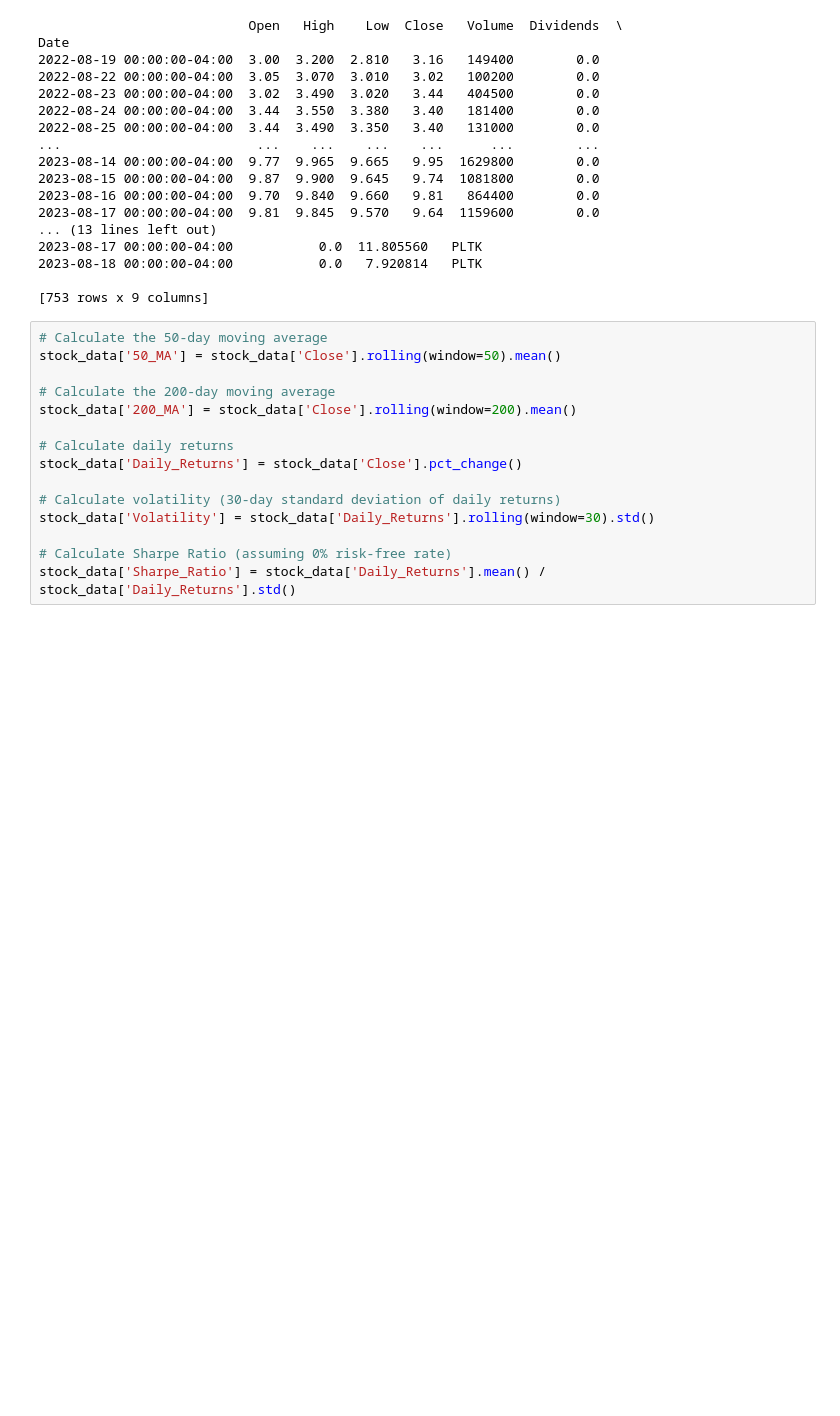
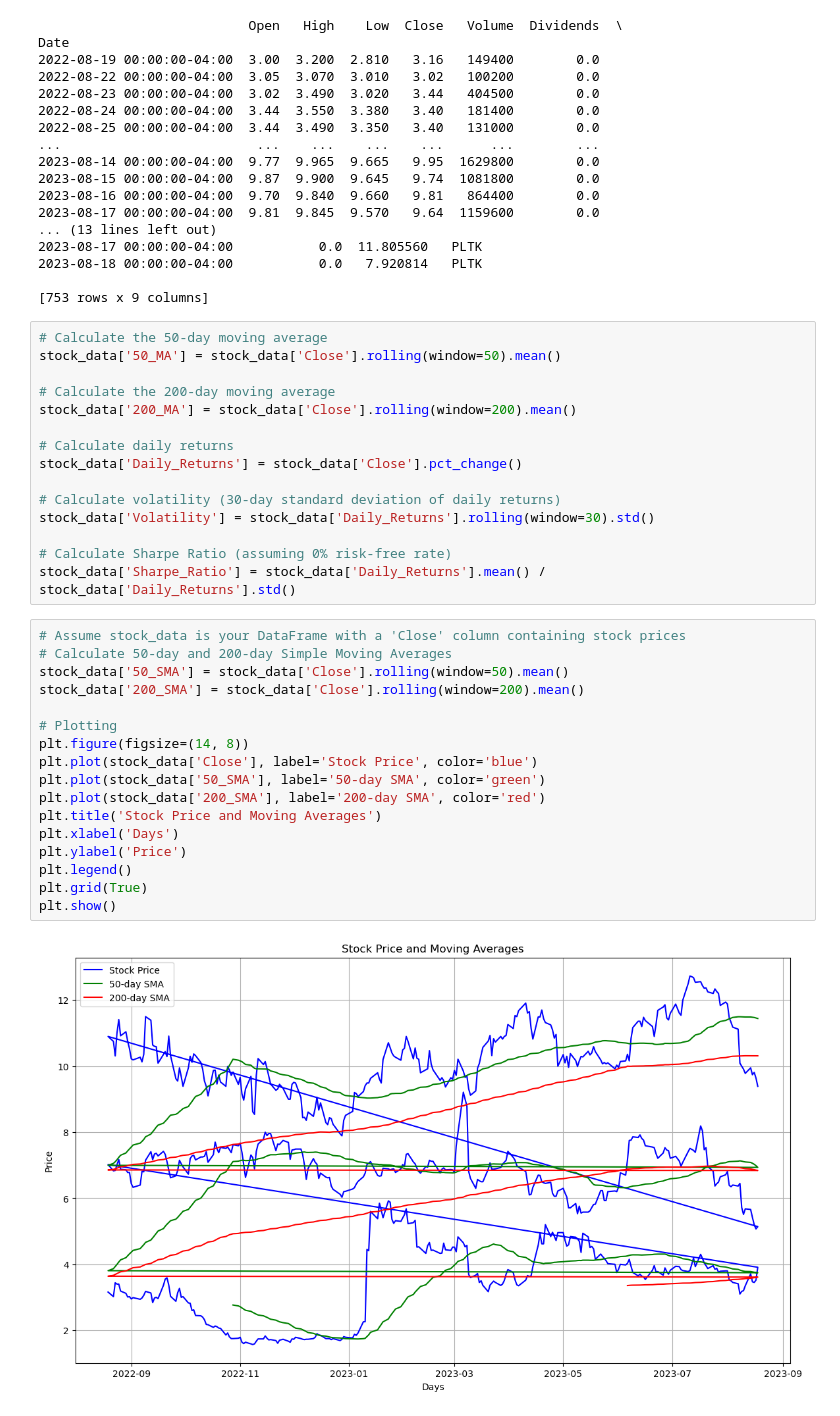
Before and after one commit to DiogoRibeiro7/Medium-Blog, a Jupyter notebook: stocks_under_10/stocks_under_10_example.ipynb, the cells around one changed output. Saved outputs shown, nothing was run; the diff lists cells and outputs as text; blank space fills up the shorter version.

```diff
--- a/stocks_under_10/stocks_under_10_example.ipynb
+++ b/stocks_under_10/stocks_under_10_example.ipynb
@@ -65,3 +66,22 @@ stock_data['Volatility'] = stock_data['Daily_Returns'].rolling(window=30).std()
 
 # Calculate Sharpe Ratio (assuming 0% risk-free rate)
 stock_data['Sharpe_Ratio'] = stock_data['Daily_Returns'].mean() / stock_data['Daily_Returns'].std()
+# %%
+# Assume stock_data is your DataFrame with a 'Close' column containing stock prices
+# Calculate 50-day and 200-day Simple Moving Averages
+stock_data['50_SMA'] = stock_data['Close'].rolling(window=50).mean()
+stock_data['200_SMA'] = stock_data['Close'].rolling(window=200).mean()
+
+# Plotting
+plt.figure(figsize=(14, 8))
+plt.plot(stock_data['Close'], label='Stock Price', color='blue')
+plt.plot(stock_data['50_SMA'], label='50-day SMA', color='green')
+plt.plot(stock_data['200_SMA'], label='200-day SMA', color='red')
+plt.title('Stock Price and Moving Averages')
+plt.xlabel('Days')
+plt.ylabel('Price')
+plt.legend()
+plt.grid(True)
+plt.show()
+# %% [output]
+[figure, added]
```
Also changed, not shown: parts of 1 cell of this notebook.
